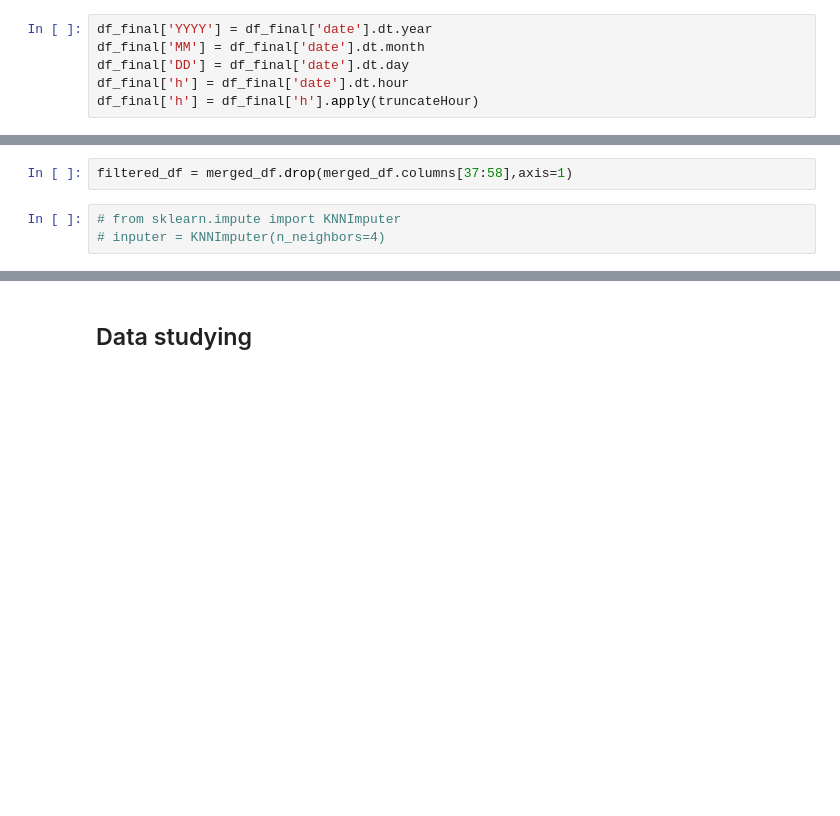
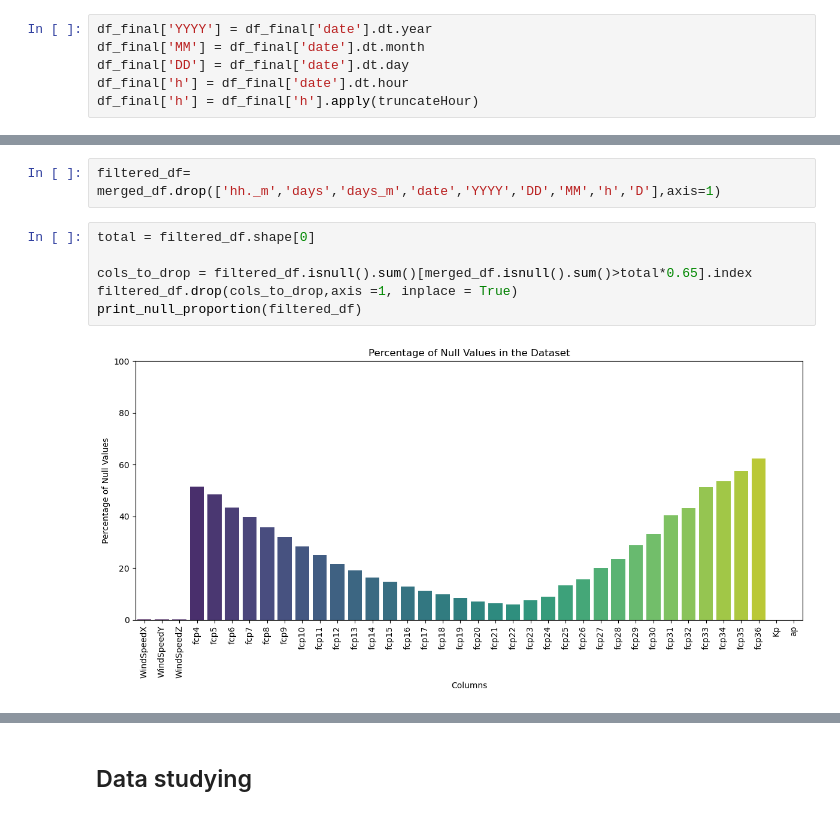
Before and after one commit to ivan-serrano-hernandez/NASA-Space-Apps, a Jupyter notebook: Getting_datasets.ipynb, the cells around one changed output, grey strips where cells are left out. Drawn from its saved outputs; the diff is of its cells as text; blank space fills up the shorter version.

```diff
--- a/Getting_datasets.ipynb
+++ b/Getting_datasets.ipynb
@@ -168,6 +159,11 @@ print_null_proportion(merged_df)
 # %%
-filtered_df = merged_df.drop(merged_df.columns[37:58],axis=1)
+filtered_df= merged_df.drop(['hh._m','days','days_m','date','YYYY','DD','MM','h','D'],axis=1)
 # %%
-# from sklearn.impute import KNNImputer
-# inputer = KNNImputer(n_neighbors=4)
+total = filtered_df.shape[0]
+
+cols_to_drop = filtered_df.isnull().sum()[merged_df.isnull().sum()>total*0.65].index
+filtered_df.drop(cols_to_drop,axis =1, inplace = True)
+print_null_proportion(filtered_df)
+# %% [output]
+[figure, added]
 # %%
```
Also changed, not shown: parts of 37 cells of this notebook, 6 other files.
